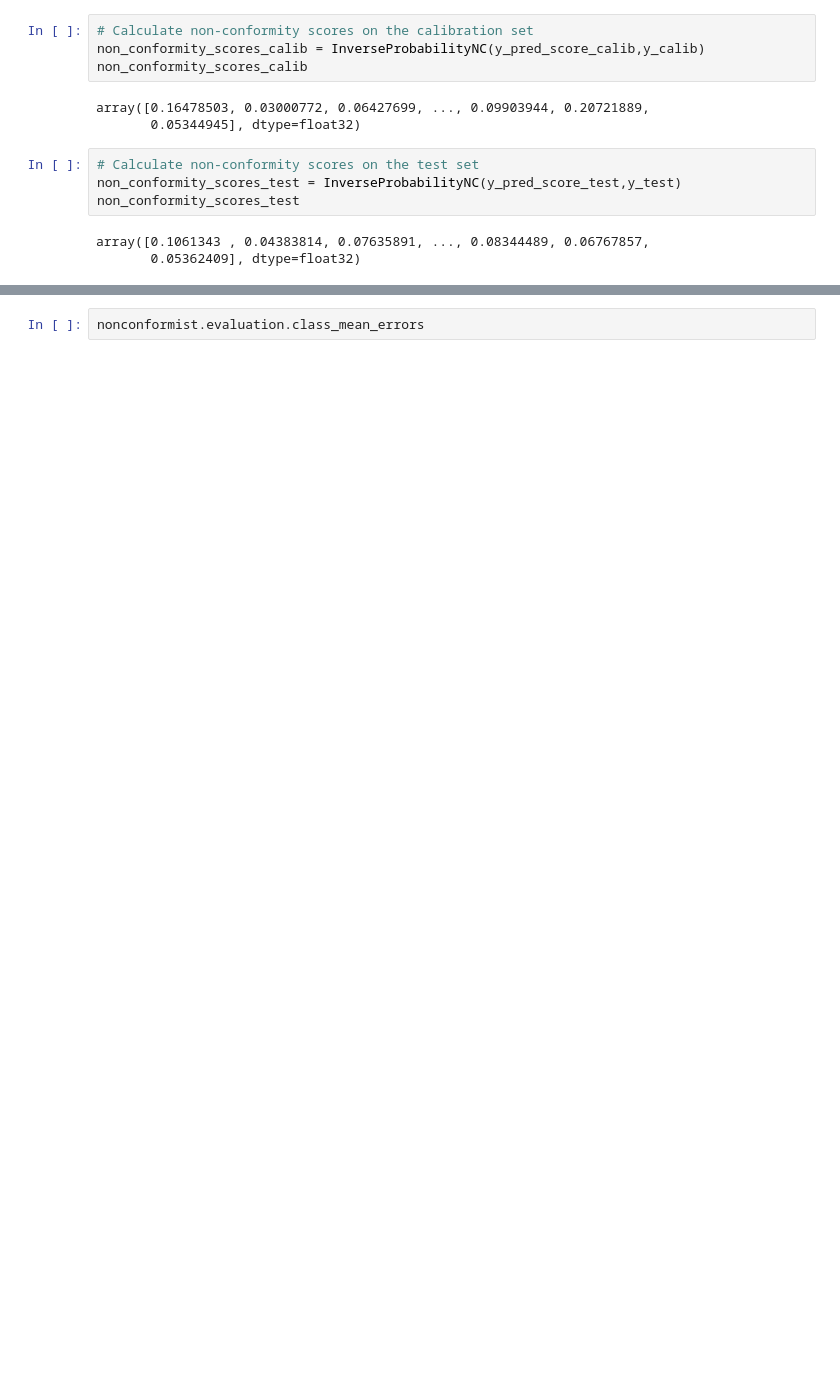
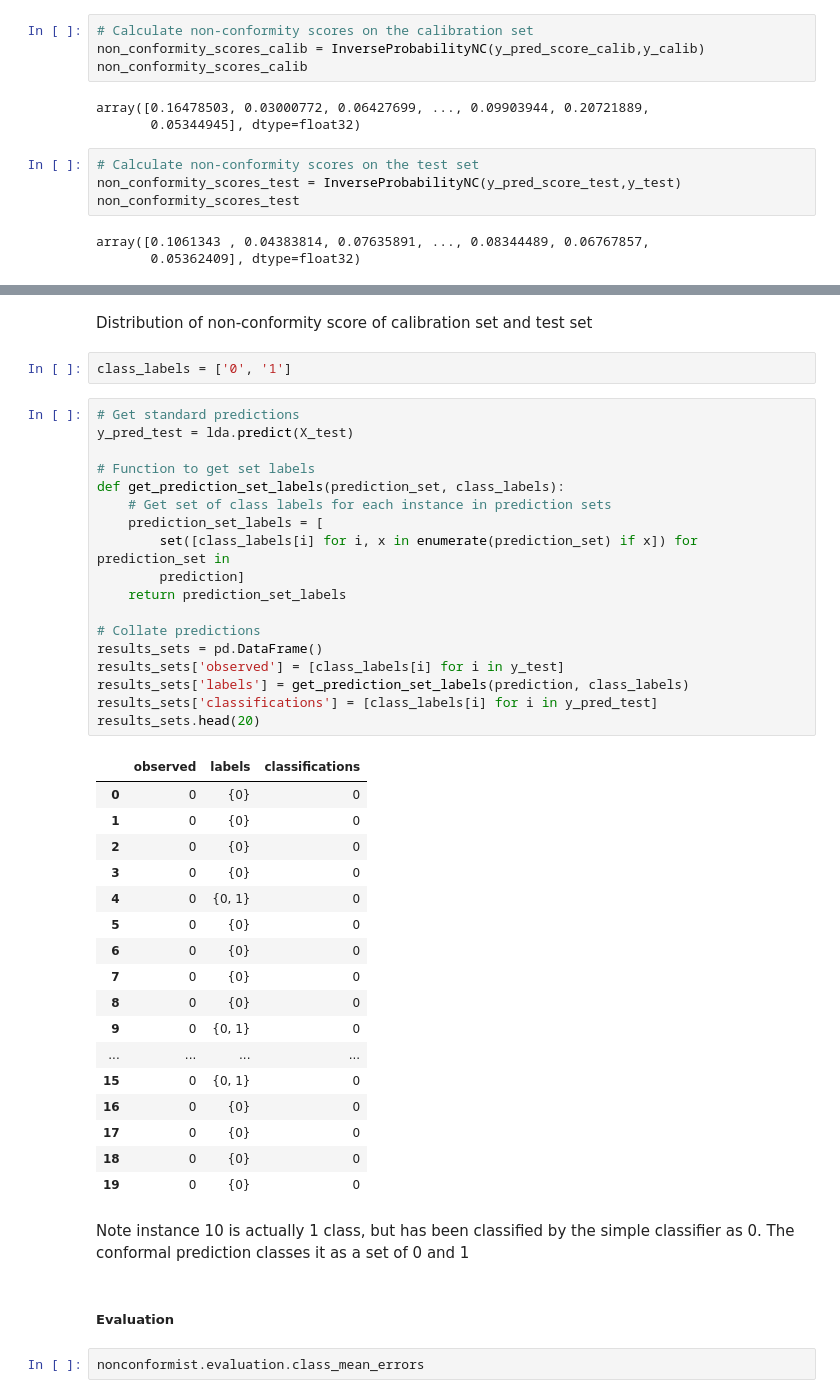
Before and after one commit to haileyvu9/RP, a Jupyter notebook: Research_project_Hailey.ipynb, the cells around one changed output, grey strips where cells are left out. Cells and saved outputs as stored; diff of their text form; blank space fills up the shorter version.

```diff
--- a/Research_project_Hailey.ipynb
+++ b/Research_project_Hailey.ipynb
@@ -483,2 +479,46 @@ Distribution of non-conformity score of calibration set and test set
+# %% [markdown]
+Distribution of non-conformity score of calibration set and test set
+# %%
+class_labels = ['0', '1']
+# %%
+# Get standard predictions
+y_pred_test = lda.predict(X_test)
+
+# Function to get set labels
+def get_prediction_set_labels(prediction_set, class_labels):
+    # Get set of class labels for each instance in prediction sets
+    prediction_set_labels = [
+        set([class_labels[i] for i, x in enumerate(prediction_set) if x]) for prediction_set in
+        prediction]
+    return prediction_set_labels
+
+# Collate predictions
+results_sets = pd.DataFrame()
+results_sets['observed'] = [class_labels[i] for i in y_test]
+results_sets['labels'] = get_prediction_set_labels(prediction, class_labels)
+results_sets['classifications'] = [class_labels[i] for i in y_pred_test]
+results_sets.head(20)
+# %% [output]
+|  | observed | labels | classifications |
+| 0 | 0 | {0} | 0 |
+| 1 | 0 | {0} | 0 |
+| 2 | 0 | {0} | 0 |
+| 3 | 0 | {0} | 0 |
+| 4 | 0 | {0, 1} | 0 |
+| 5 | 0 | {0} | 0 |
+| 6 | 0 | {0} | 0 |
+| 7 | 0 | {0} | 0 |
+| 8 | 0 | {0} | 0 |
+| 9 | 0 | {0, 1} | 0 |
+| ... | ... | ... | ... |
+| 15 | 0 | {0, 1} | 0 |
+| 16 | 0 | {0} | 0 |
+| 17 | 0 | {0} | 0 |
+| 18 | 0 | {0} | 0 |
+| 19 | 0 | {0} | 0 |
+# %% [markdown]
+Note instance 10 is actually 1 class, but has been classified by the simple classifier as 0. The conformal prediction classes it as a set of 0 and 1
+# %% [markdown]
+##### Evaluation
 # %%
 nonconformist.evaluation.class_mean_errors
```
Also changed, not shown: parts of 16 cells of this notebook.
